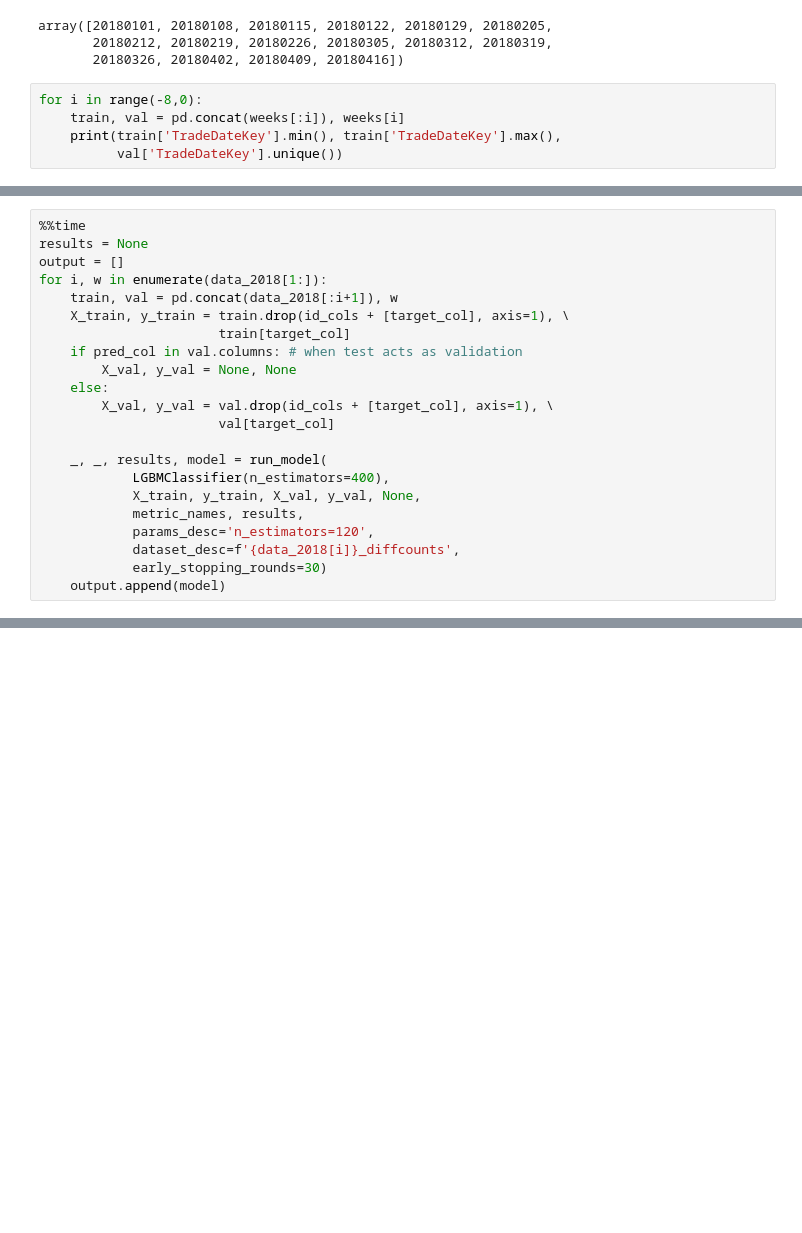
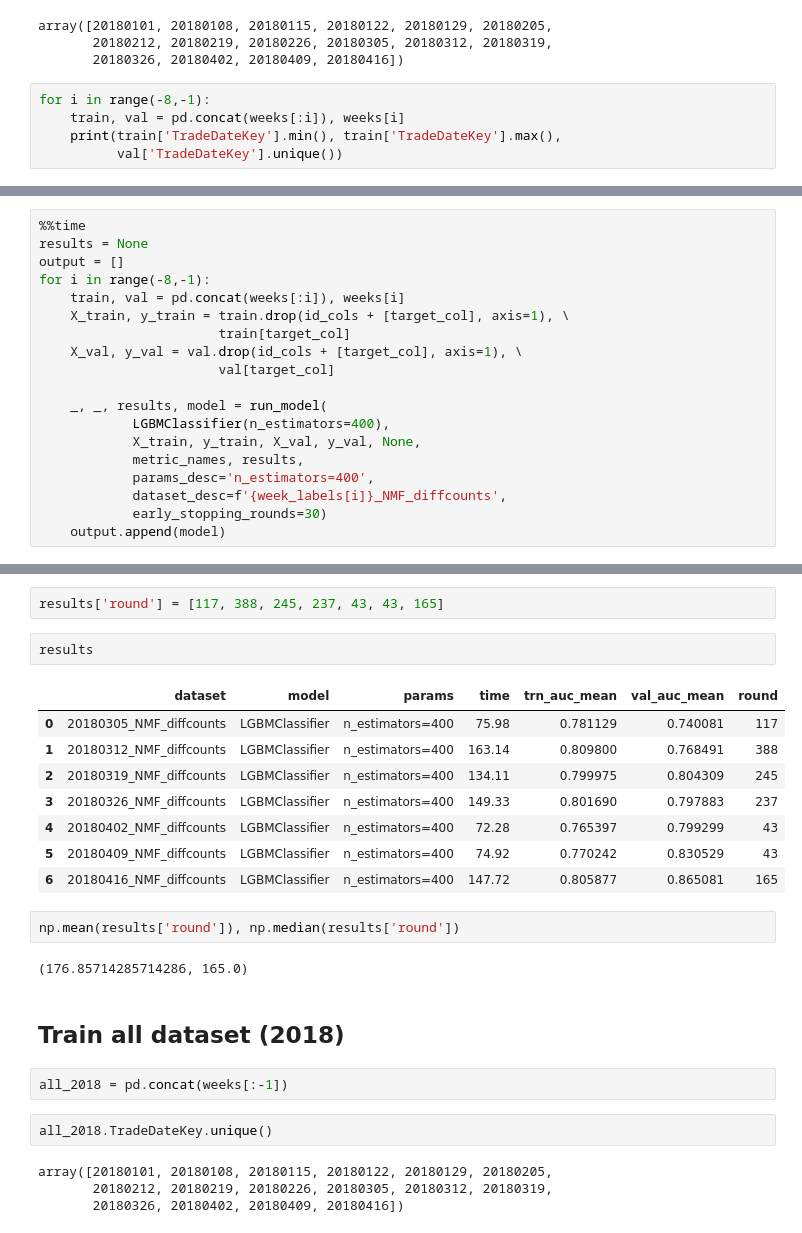
Before and after one commit to Robert-Aduviri/DSG-2018-Qualifiers, a Jupyter notebook: notebooks/robert/RA-22-new-SVD-Features.ipynb, the cells around one changed output, grey strips where cells are left out. Drawn from its saved outputs; the diff is of its cells as text; blank space fills up the shorter version.

```diff
--- a/notebooks/robert/RA-22-new-SVD-Features.ipynb
+++ b/notebooks/robert/RA-22-new-SVD-Features.ipynb
@@ -142,7 +142,7 @@ array([20180101, 20180108, 20180115, 20180122, 20180129, 20180205,
        20180212, 20180219, 20180226, 20180305, 20180312, 20180319,
        20180326, 20180402, 20180409, 20180416])
 # %%
-for i in range(-8,0):
+for i in range(-8,-1):
     train, val = pd.concat(weeks[:i]), weeks[i]
     print(train['TradeDateKey'].min(), train['TradeDateKey'].max(),
           val['TradeDateKey'].unique())
@@ -158,21 +158,18 @@ for i in range(-8,0):
 %%time
 results = None
 output = []
-for i, w in enumerate(data_2018[1:]):
-    train, val = pd.concat(data_2018[:i+1]), w
+for i in range(-8,-1):
+    train, val = pd.concat(weeks[:i]), weeks[i]
     X_train, y_train = train.drop(id_cols + [target_col], axis=1), \
                        train[target_col]
-    if pred_col in val.columns: # when test acts as validation
-        X_val, y_val = None, None
-    else:
-        X_val, y_val = val.drop(id_cols + [target_col], axis=1), \
+    X_val, y_val = val.drop(id_cols + [target_col], axis=1), \
                        val[target_col]
 
     _, _, results, model = run_model(
             LGBMClassifier(n_estimators=400),
             X_train, y_train, X_val, y_val, None,
             metric_names, results,
-            params_desc='n_estimators=120',
-            dataset_desc=f'{data_2018[i]}_diffcounts',
+            params_desc='n_estimators=400',
+            dataset_desc=f'{week_labels[i]}_NMF_diffcounts',
             early_stopping_rounds=30)
     output.append(model)
@@ -178,0 +194,27 @@ for i, w in enumerate(data_2018[1:]):
+# %%
+results['round'] = [117, 388, 245, 237, 43, 43, 165]
+# %%
+results
+# %% [output]
+|  | dataset | model | params | time | trn_auc_mean | val_auc_mean | round |
+| 0 | 20180305_NMF_diffcounts | LGBMClassifier | n_estimators=400 | 75.98 | 0.781129 | 0.740081 | 117 |
+| 1 | 20180312_NMF_diffcounts | LGBMClassifier | n_estimators=400 | 163.14 | 0.809800 | 0.768491 | 388 |
+| 2 | 20180319_NMF_diffcounts | LGBMClassifier | n_estimators=400 | 134.11 | 0.799975 | 0.804309 | 245 |
+| 3 | 20180326_NMF_diffcounts | LGBMClassifier | n_estimators=400 | 149.33 | 0.801690 | 0.797883 | 237 |
+| 4 | 20180402_NMF_diffcounts | LGBMClassifier | n_estimators=400 | 72.28 | 0.765397 | 0.799299 | 43 |
+| 5 | 20180409_NMF_diffcounts | LGBMClassifier | n_estimators=400 | 74.92 | 0.770242 | 0.830529 | 43 |
+| 6 | 20180416_NMF_diffcounts | LGBMClassifier | n_estimators=400 | 147.72 | 0.805877 | 0.865081 | 165 |
+# %%
+np.mean(results['round']), np.median(results['round'])
+# %% [output]
+(176.85714285714286, 165.0)
+# %% [markdown]
+## Train all dataset (2018)
+# %%
+all_2018 = pd.concat(weeks[:-1])
+# %%
+all_2018.TradeDateKey.unique()
+# %% [output]
+array([20180101, 20180108, 20180115, 20180122, 20180129, 20180205,
+       20180212, 20180219, 20180226, 20180305, 20180312, 20180319,
+       20180326, 20180402, 20180409, 20180416])
```
Also changed, not shown: parts of 12 cells of this notebook, 4 other files.
